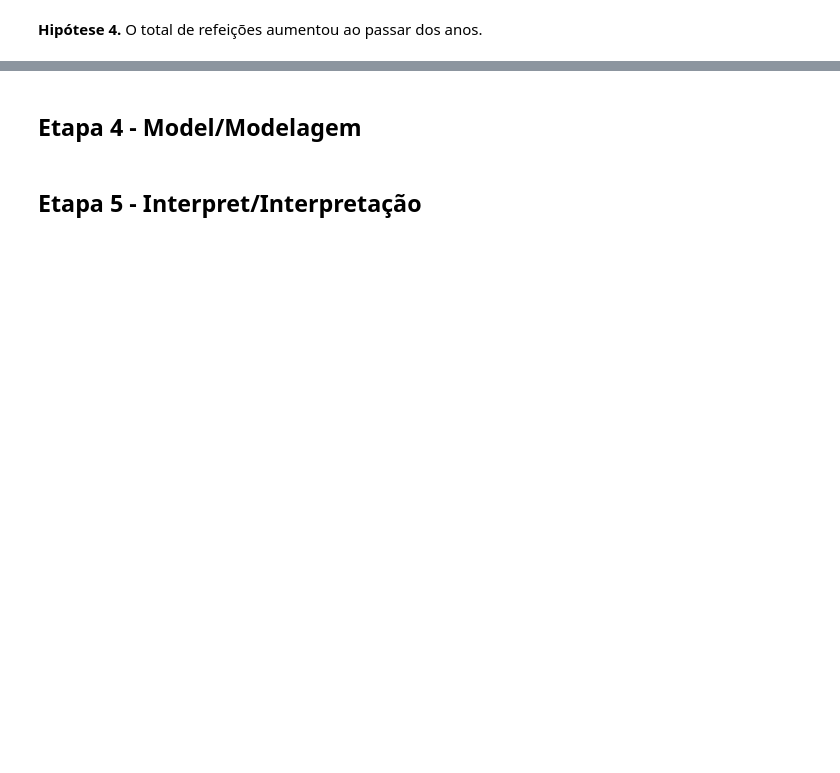
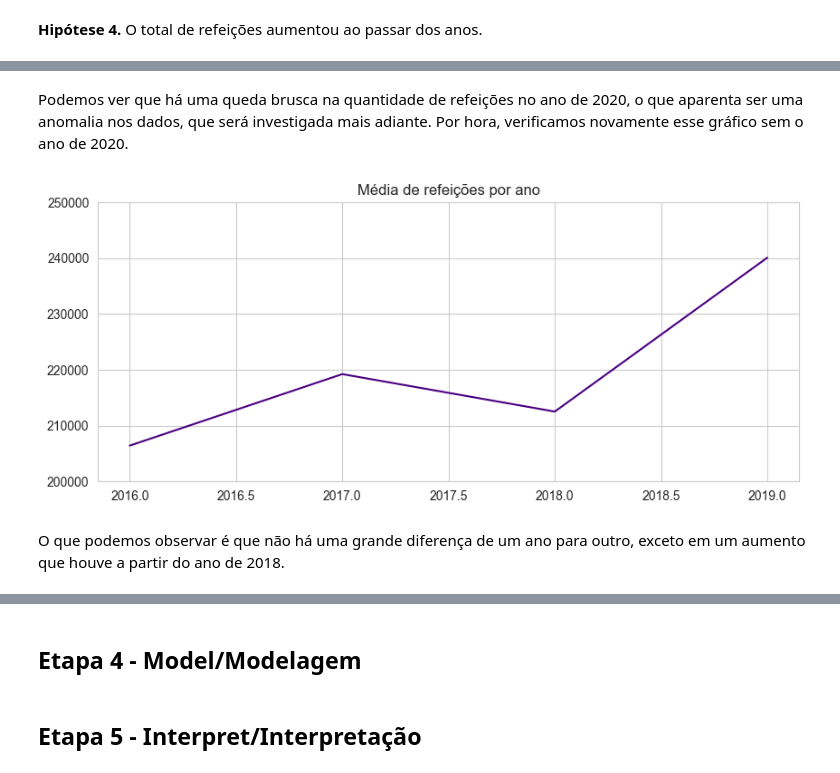
Before and after one commit to eloabe/time-series-analysis, a Jupyter notebook: time_series.ipynb, the cells around one changed output, grey strips where cells are left out. Drawn from its saved outputs; the diff is of its cells as text; code cells hidden in the pictures; blank space fills up the shorter version.

```diff
--- a/time_series.ipynb
+++ b/time_series.ipynb
@@ -271,0 +299,17 @@ mean_by_year
+# %% [markdown]
+Podemos ver que há uma queda brusca na quantidade de refeições no ano de 2020, o que aparenta ser uma anomalia nos dados, que será investigada mais adiante. Por hora, verificamos novamente esse gráfico sem o ano de 2020.
+# %%
+plt.figure(figsize = (10, 4))
+
+sns.lineplot(total_by_year[total_by_year.index < 2020]['total_refeicoes'],
+             color='indigo').set(xlabel=None,
+                                 ylabel=None,
+                                 ylim = [200000, 250000])
+
+plt.title('Média de refeições por ano')
+
+plt.show()
+# %% [output]
+[figure, added]
+# %% [markdown]
+O que podemos observar é que não há uma grande diferença de um ano para outro, exceto em um aumento que houve a partir do ano de 2018.
```
Also changed, not shown: parts of 12 cells of this notebook.
